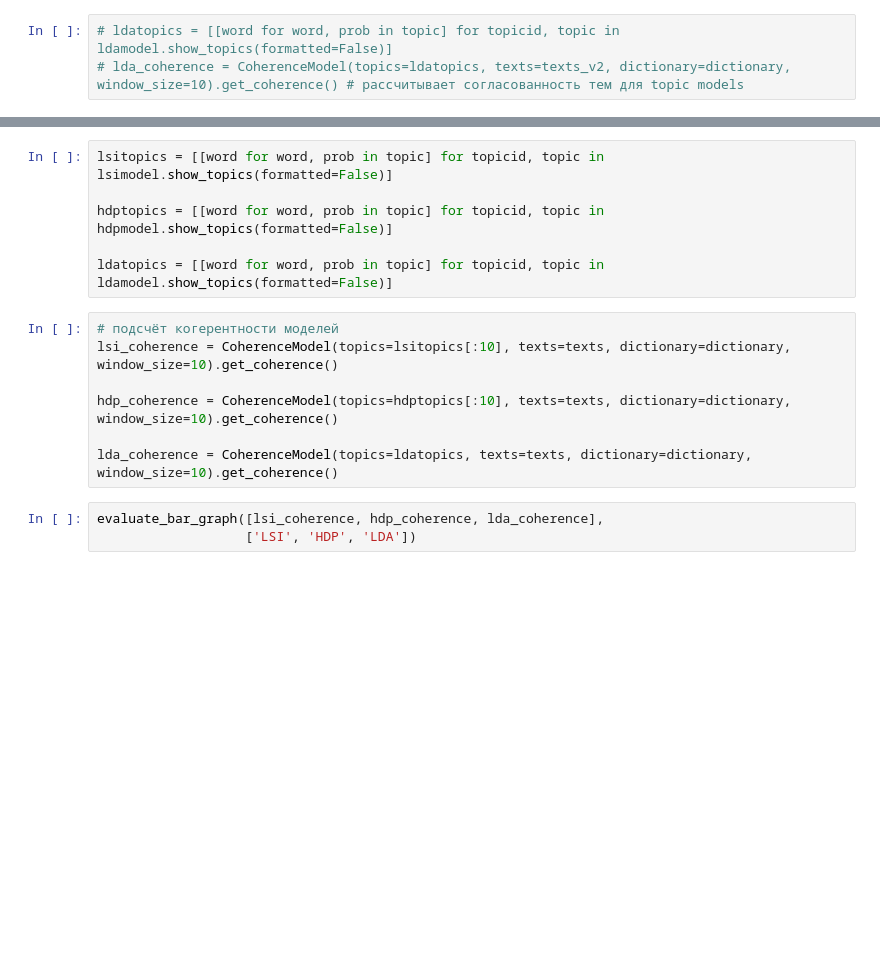
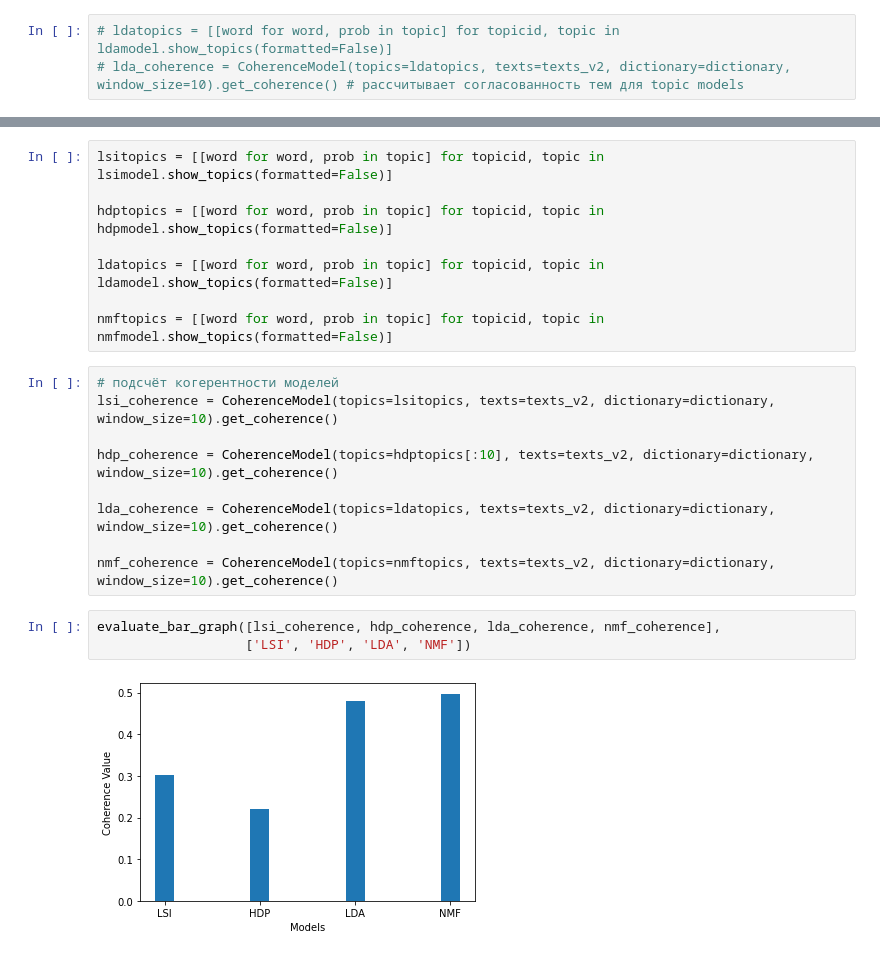
Before and after one commit to DenisKabanov/computational_linguistics_lab3, a Jupyter notebook: test.ipynb, the cells around one changed output, grey strips where cells are left out. Cells and saved outputs as stored; diff of their text form; blank space fills up the shorter version.

```diff
--- a/test.ipynb
+++ b/test.ipynb
@@ -322,13 +414,19 @@ lsitopics = [[word for word, prob in topic] for topicid, topic in lsimodel.show_
 hdptopics = [[word for word, prob in topic] for topicid, topic in hdpmodel.show_topics(formatted=False)]
 
 ldatopics = [[word for word, prob in topic] for topicid, topic in ldamodel.show_topics(formatted=False)]
+
+nmftopics = [[word for word, prob in topic] for topicid, topic in nmfmodel.show_topics(formatted=False)]
 # %%
 # подсчёт когерентности моделей
-lsi_coherence = CoherenceModel(topics=lsitopics[:10], texts=texts, dictionary=dictionary, window_size=10).get_coherence()
+lsi_coherence = CoherenceModel(topics=lsitopics, texts=texts_v2, dictionary=dictionary, window_size=10).get_coherence()
 
-hdp_coherence = CoherenceModel(topics=hdptopics[:10], texts=texts, dictionary=dictionary, window_size=10).get_coherence()
+hdp_coherence = CoherenceModel(topics=hdptopics[:10], texts=texts_v2, dictionary=dictionary, window_size=10).get_coherence()
 
-lda_coherence = CoherenceModel(topics=ldatopics, texts=texts, dictionary=dictionary, window_size=10).get_coherence()
+lda_coherence = CoherenceModel(topics=ldatopics, texts=texts_v2, dictionary=dictionary, window_size=10).get_coherence()
+
+nmf_coherence = CoherenceModel(topics=nmftopics, texts=texts_v2, dictionary=dictionary, window_size=10).get_coherence()
 # %%
-evaluate_bar_graph([lsi_coherence, hdp_coherence, lda_coherence],
-                   ['LSI', 'HDP', 'LDA'])
+evaluate_bar_graph([lsi_coherence, hdp_coherence, lda_coherence, nmf_coherence],
+                   ['LSI', 'HDP', 'LDA', 'NMF'])
+# %% [output]
+[figure, added]
```
Also changed, not shown: parts of 26 cells of this notebook.
